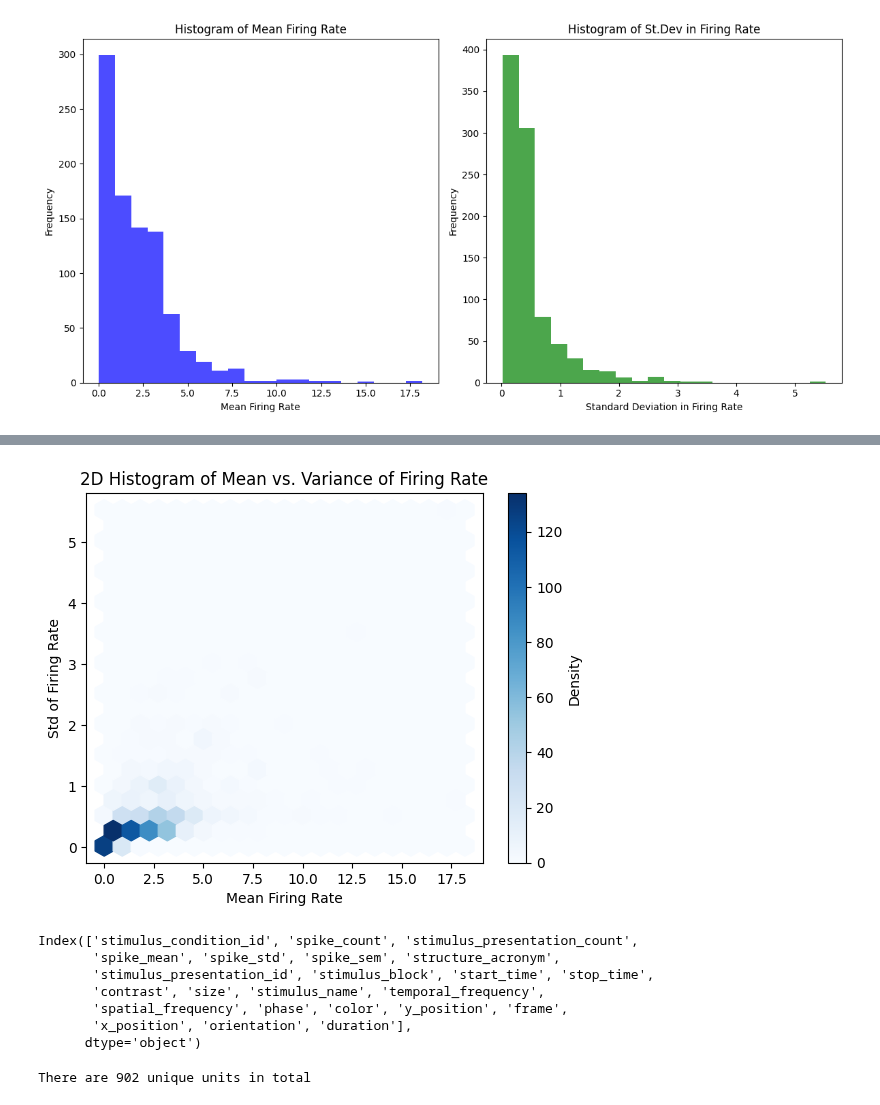
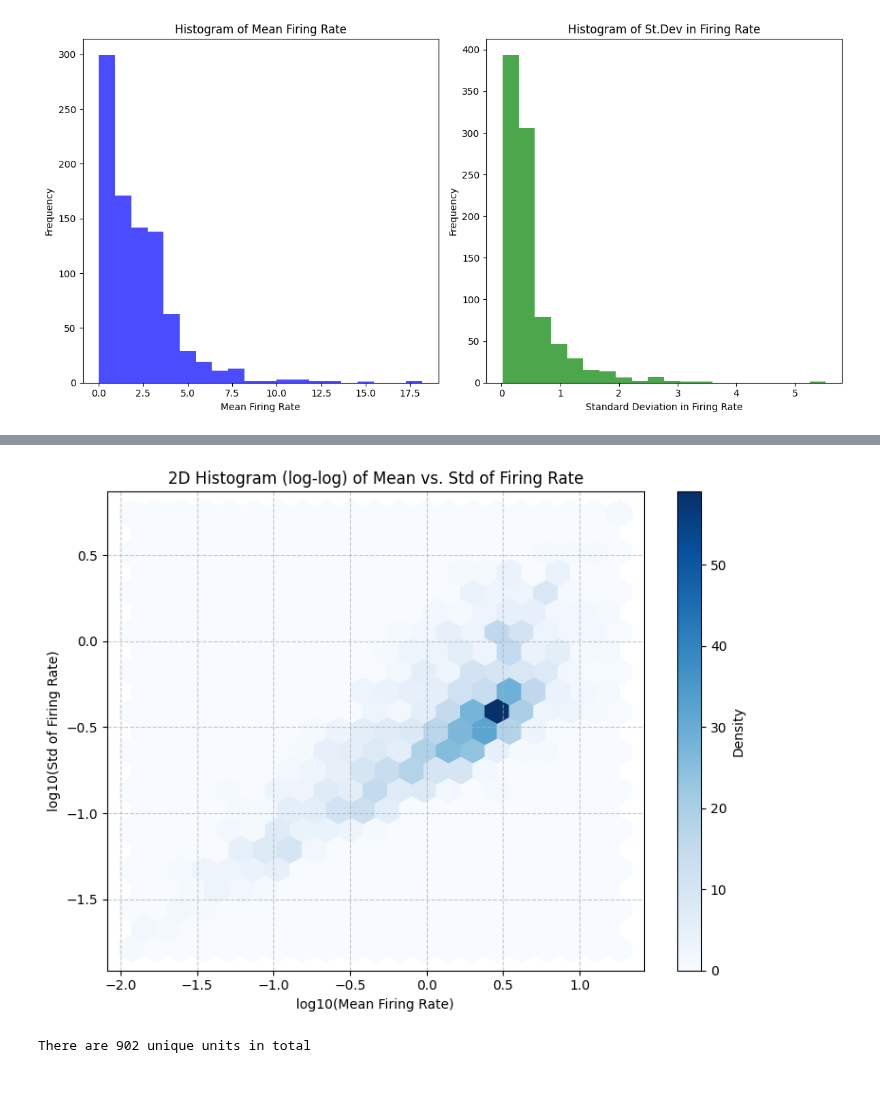
Before and after one commit to tebe-nigrelli/MMN-Group-Project, a Jupyter notebook: 03_Classification.ipynb, the cells around one changed output, grey strips where cells are left out. Saved outputs shown, nothing was run; the diff lists cells and outputs as text; code cells hidden in the pictures.

```diff
--- a/03_Classification.ipynb
+++ b/03_Classification.ipynb
@@ -83,30 +171,28 @@ plt.show()
 # %%
-# Create 2D histogram (hexbin plot) for 'mean' vs. 'var'
-plt.hexbin(units_df['mean'], units_df['std'], gridsize=20, cmap='Blues')
+import numpy as np
+import matplotlib.pyplot as plt
+
+# Log-transform mean and std (log10)
+log_mean = np.log10(units_df['mean'])
+log_std = np.log10(units_df['std'])
+
+# Create 2D hexbin plot
+plt.figure(figsize=(8, 6))
+plt.hexbin(log_mean, log_std, gridsize=20, cmap='Blues')
 
 # Add color bar to indicate density
 plt.colorbar(label='Density')
 
 # Set labels and title
-plt.xlabel('Mean Firing Rate')
-plt.ylabel('Std of Firing Rate')
+plt.xlabel('log10(Mean Firing Rate)')
+plt.ylabel('log10(Std of Firing Rate)')
+plt.title('2D Histogram (log-log) of Mean vs. Std of Firing Rate')
 
-plt.title('2D Histogram of Mean vs. Variance of Firing Rate')
-
-# Display the plot
+plt.grid(True, linestyle='--', alpha=0.7)
+plt.tight_layout()
 plt.show()
 # %% [output]
-[figure, old version]
+[figure, new version]
-# %%
-df.columns
-# %% [output]
-Index(['stimulus_condition_id', 'spike_count', 'stimulus_presentation_count',
-       'spike_mean', 'spike_std', 'spike_sem', 'structure_acronym',
-       'stimulus_presentation_id', 'stimulus_block', 'start_time', 'stop_time',
-       'contrast', 'size', 'stimulus_name', 'temporal_frequency',
-       'spatial_frequency', 'phase', 'color', 'y_position', 'frame',
-       'x_position', 'orientation', 'duration'],
-      dtype='object')
 # %%
 print(f'There are {df.index.get_level_values("unit_id").nunique()} unique units in total')
 # %% [output]
```
Also changed, not shown: parts of 10 cells of this notebook.
